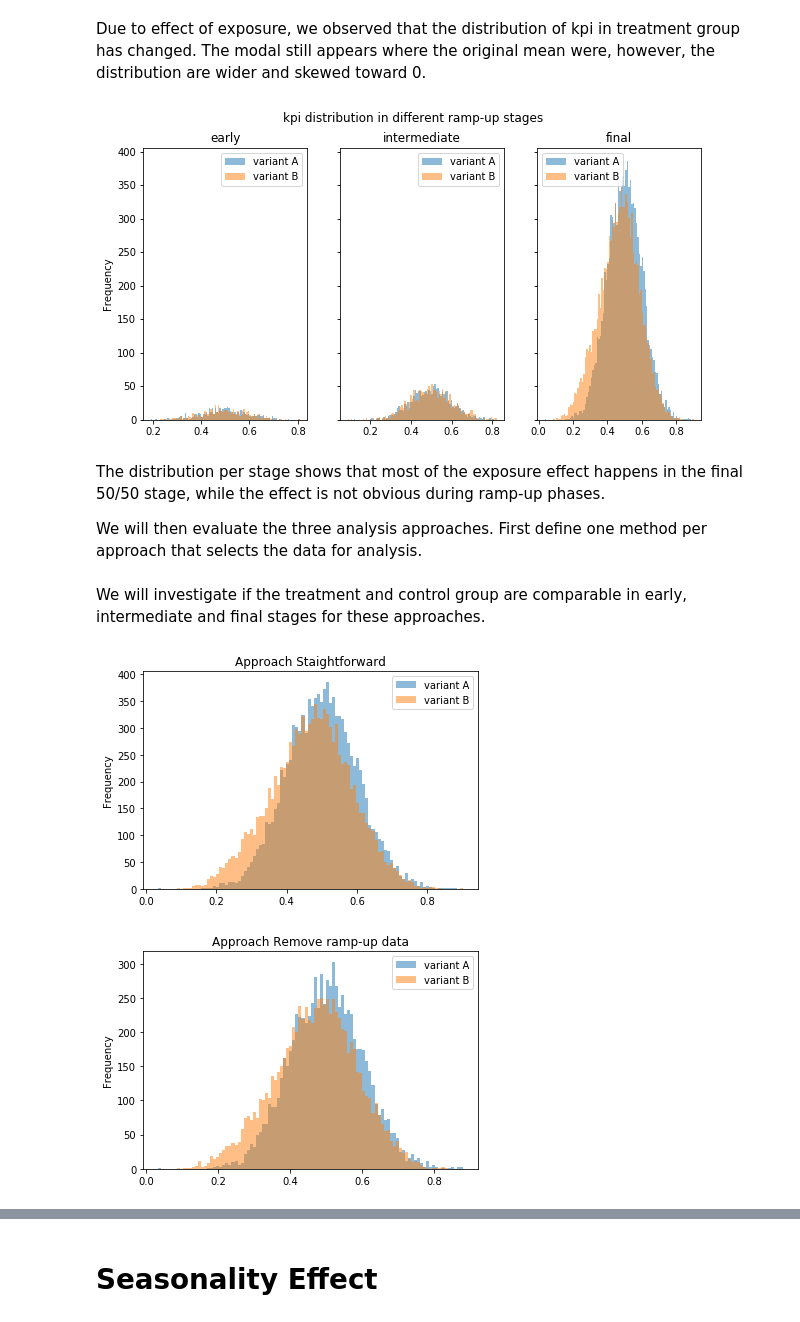
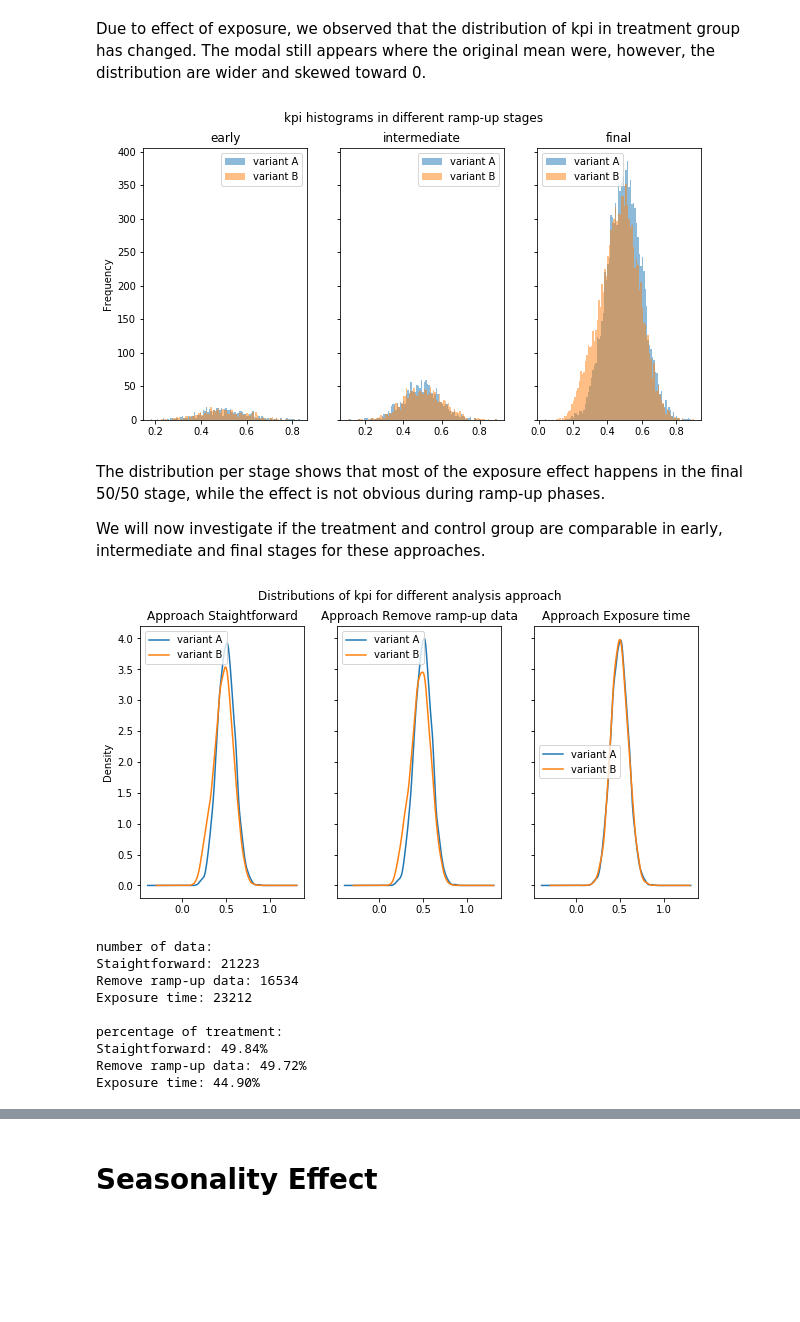
Before and after one commit to shansfolder/AB-Test-Rampup-Analysis, a Jupyter notebook: Ramp-up-Simulation.ipynb, the cells around one changed output, grey strips where cells are left out. Drawn from its saved outputs; the diff is of its cells as text; code cells hidden in the pictures; blank space fills up the shorter version.

Commit message:
Finish up analysis

```diff
--- a/Ramp-up-Simulation.ipynb
+++ b/Ramp-up-Simulation.ipynb
@@ -199,10 +236,10 @@ def plot_by_stage(data, title):
     plt.show()
     return
 
-plot_by_stage(data_with_eoe, "kpi distribution in different ramp-up stages")
+plot_by_stage(data_with_eoe, "kpi histograms in different ramp-up stages")
 # %% [output]
-[figure, old version]
+[figure, new version]
 # %% [markdown]
 The distribution per stage shows that most of the exposure effect happens in the final 50/50 stage, while the effect is not obvious during ramp-up phases.
 
-We will then evaluate the three analysis approaches. First define one method per approach that selects the data for analysis.
+We will now investigate if the treatment and control group are comparable in early, intermediate and final stages for these approaches.
@@ -228,14 +246,43 @@ def approach_exposure_time(data):
-# %% [markdown]
-We will investigate if the treatment and control group are comparable in early, intermediate and final stages for these approaches.
-# %%
-data1 = approach_staightforward(data_with_eoe)
-to_KPI_per_variant(data1).plot.hist(alpha=0.5, bins=100, title="Approach Staightforward")
-plt.show()
-# %% [output]
-[figure, removed]
-# %%
-data2 = approach_remove_rampup_data(data_with_eoe)
-to_KPI_per_variant(data2).plot.hist(alpha=0.5, bins=100, title="Approach Remove ramp-up data")
-plt.show()
-# %% [output]
-[figure, removed]
+# %%
+data1 = approach_staightforward(data_with_eoe)
+data2 = approach_remove_rampup_data(data_with_eoe)
+data3 = approach_exposure_time(data_with_eoe)
+all_data = [(data1, 'Approach Staightforward'),
+        (data2, 'Approach Remove ramp-up data'),
+        (data3, 'Approach Exposure time')]
+# %%
+fig, axes = plt.subplots(nrows=1, ncols=3, figsize=(10, 5), sharey=True)
+
+for data, axis in zip(all_data, axes):
+    to_KPI_per_variant(data[0]).plot.kde(ax=axis)
+    axis.set_title(data[1])
+fig.suptitle("Distributions of kpi for different analysis approach")
+plt.show()
+
+n_ctr_1 = len(data1[data1.variant=='A'])
+n_ctr_2 = len(data2[data2.variant=='A'])
+n_ctr_3 = len(data3[data3.variant=='A'])
+n_treat_1 = len(data1[data1.variant=='B'])
+n_treat_2 = len(data2[data2.variant=='B'])
+n_treat_3 = len(data3[data3.variant=='B'])
+
+print("number of data:")
+print("Staightforward:", len(data1))
+print("Remove ramp-up data:", len(data2))
+print("Exposure time:", len(data3))
+print()
+print("percentage of treatment:")
+print("Staightforward: " + "{0:.2f}".format(n_treat_1/len(data1)*100) + "%")
+print("Remove ramp-up data: " + "{0:.2f}".format(n_treat_2/len(data2)*100) + "%")
+print("Exposure time: " + "{0:.2f}".format(n_treat_3/len(data3)*100) + "%")
+# %% [output]
+[figure, added]
+number of data:
+Staightforward: 21223
+Remove ramp-up data: 16534
+Exposure time: 23212
+
+percentage of treatment:
+Staightforward: 49.84%
+Remove ramp-up data: 49.72%
+Exposure time: 44.90%
```
Also changed, not shown: parts of 27 cells of this notebook.
